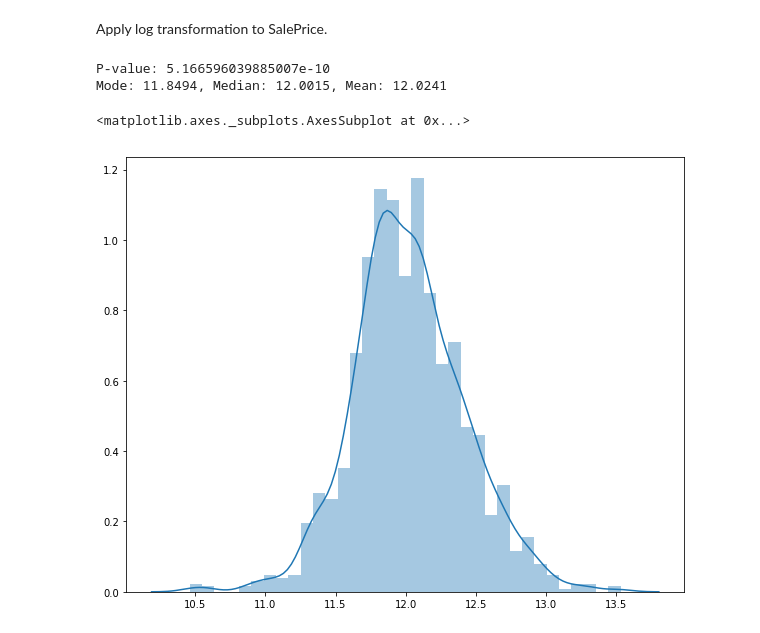
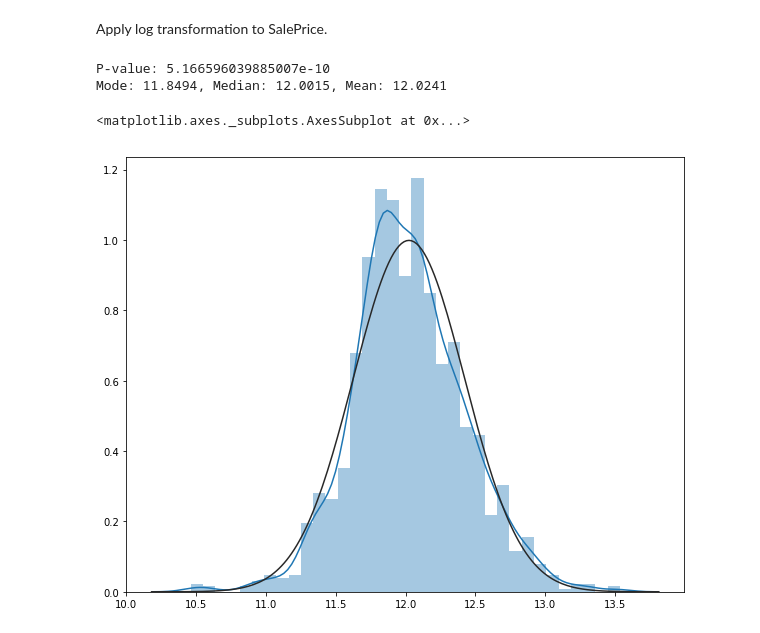
Before and after one commit to surfertas/machine_learning, a Jupyter notebook: kaggle/house_prices/2-1-house_price_data_exploration_dependent_variable.ipynb, the cells around one changed output. Cells and saved outputs as stored; diff of their text form; code cells hidden in the pictures.

```diff
--- a/kaggle/house_prices/2-1-house_price_data_exploration_dependent_variable.ipynb
+++ b/kaggle/house_prices/2-1-house_price_data_exploration_dependent_variable.ipynb
@@ -85,14 +91,15 @@ y_log = np.log(y)
 # %%
 # Visually the distribution of the log transformation appears normal.
 _, p_value = stats.jarque_bera(y_log)
 # The resulting p-value allows us to reject the null hypothesis.
 print("P-value: {}".format(p_value))
 print("Mode: {:0.4f}, Median: {:0.4f}, Mean: {:0.4f}".format(
     stats.mode(y_log)[0][0][0], np.median(y_log), np.mean(y_log)[0])
 )
-sns.distplot(y_log)
+# Visually we can confirm against the normal distribution.
+sns.distplot(y_log, fit=norm)
 # %% [output]
 P-value: 5.166596039885007e-10
 Mode: 11.8494, Median: 12.0015, Mean: 12.0241
 <matplotlib.axes._subplots.AxesSubplot at 0x...>
-[figure, old version]
+[figure, new version]
```
Also changed, not shown: parts of 6 cells of this notebook.
